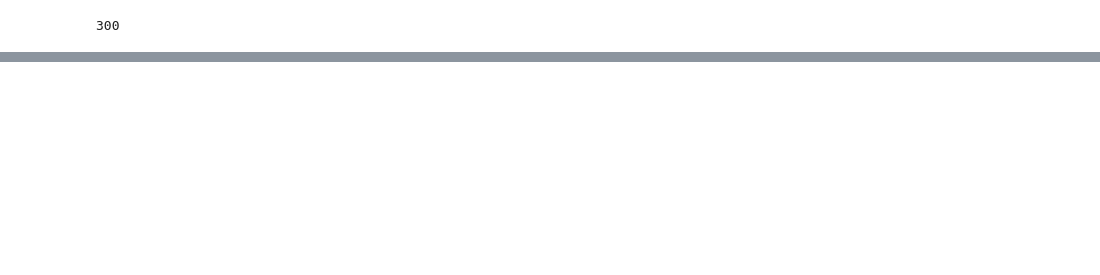
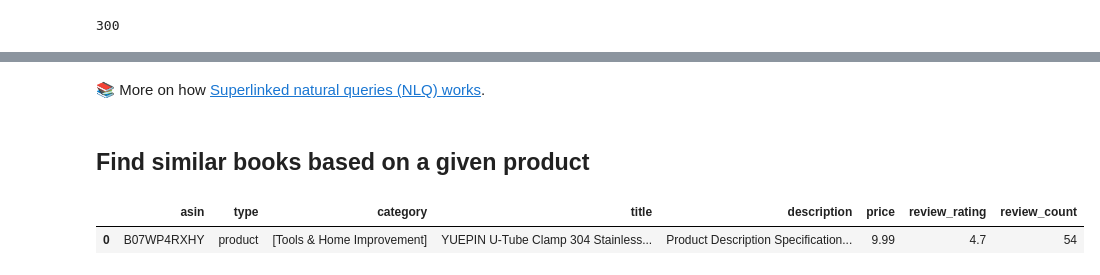
Before and after one commit to decodingml/tabular-semantic-search-tutorial, a Jupyter notebook: 2_tabular_semantic_search_superlinked.ipynb, the cells around one changed output, grey strips where cells are left out. Saved outputs shown, nothing was run; the diff lists cells and outputs as text; code cells hidden in the pictures; blank space fills up the shorter version.

```diff
--- a/2_tabular_semantic_search_superlinked.ipynb
+++ b/2_tabular_semantic_search_superlinked.ipynb
@@ -223,0 +231,9 @@ results.to_pandas()
+# %% [markdown]
+📚 More on how [Superlinked natural queries (NLQ) works](https://rebrand.ly/superlinked-nlq-notebook).
+# %% [markdown]
+## Find similar books based on a given product
+# %%
+df[df["asin"] == "B07WP4RXHY"]
+# %% [output]
+|  | asin | type | category | title | description | price | review_rating | review_count |
+| 0 | B07WP4RXHY | product | [Tools & Home Improvement] | YUEPIN U-Tube Clamp 304 Stainless... | Product Description Specification... | 9.99 | 4.7 | 54 |
```
Also changed, not shown: parts of 25 cells of this notebook, 16 other files.
